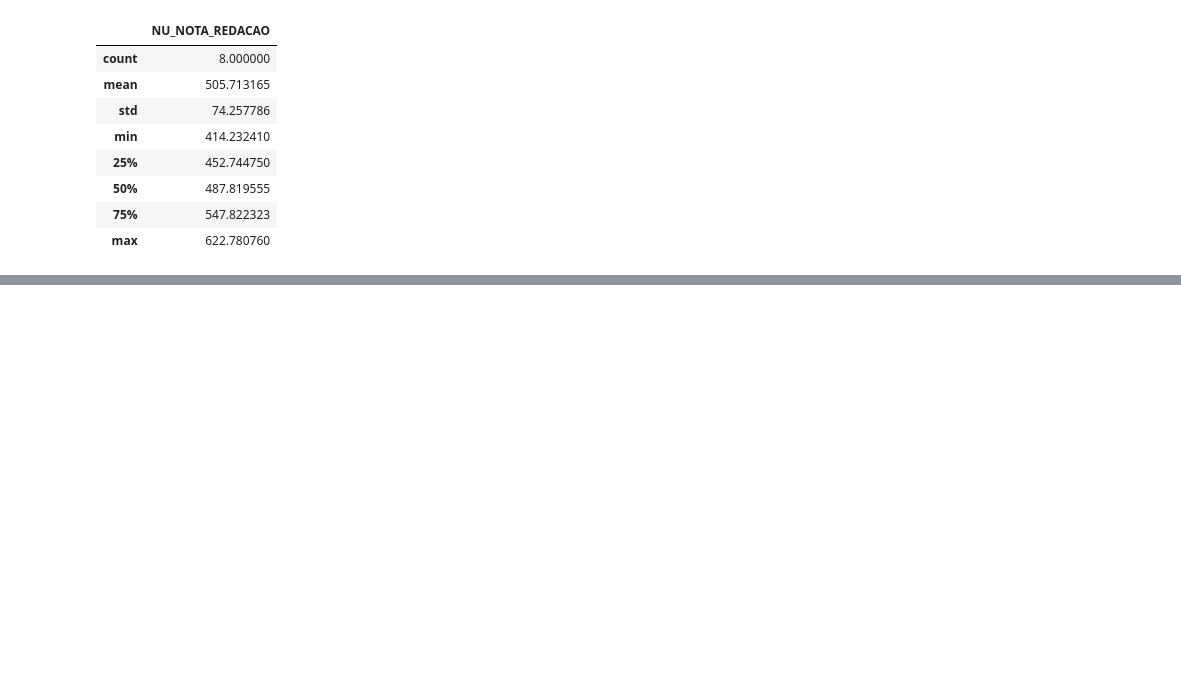
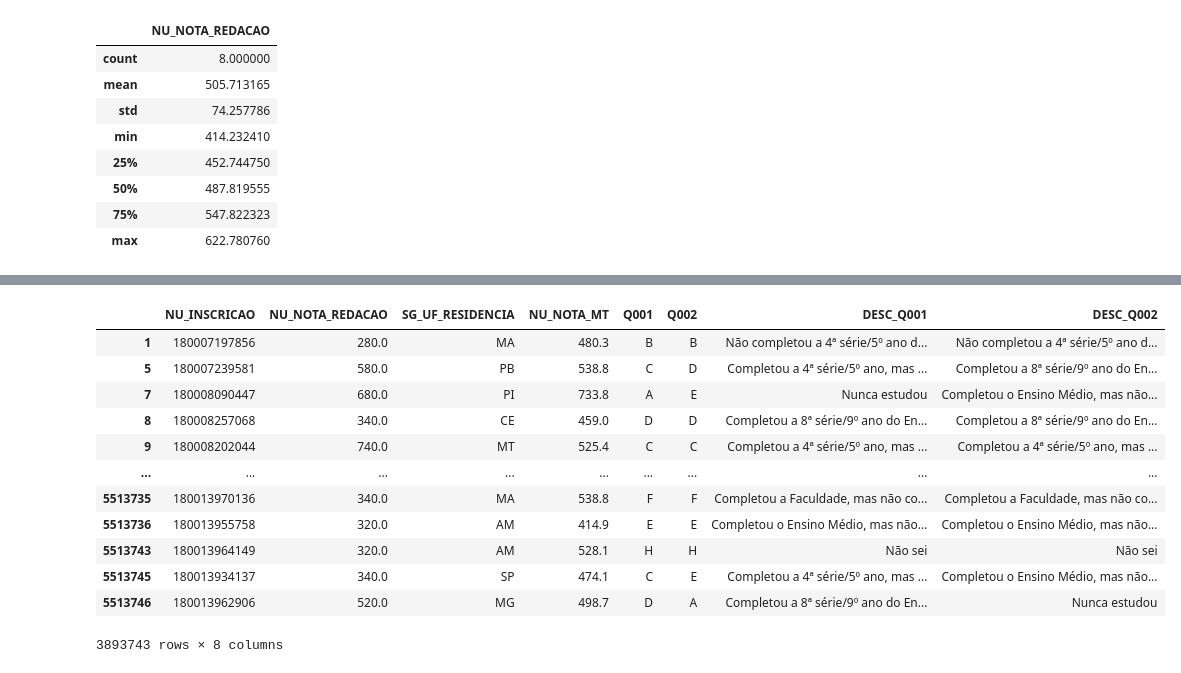
Before and after one commit to maitevitoria/analise-dadosenem, a Jupyter notebook: analise2018.ipynb, the cells around one changed output, grey strips where cells are left out. Cells and saved outputs as stored; diff of their text form; code cells hidden in the pictures; blank space fills up the shorter version.

```diff
--- a/analise2018.ipynb
+++ b/analise2018.ipynb
@@ -357,0 +375,18 @@ redacao_mae.describe()
+# %%
+enem_social['SG_UF_RESIDENCIA'] = dadoenem_df.SG_UF_RESIDENCIA
+# %%
+enem_social
+# %% [output]
+|  | NU_INSCRICAO | NU_NOTA_REDACAO | SG_UF_RESIDENCIA | NU_NOTA_MT | Q001 | Q002 | DESC_Q001 | DESC_Q002 |
+| 1 | 180007197856 | 280.0 | MA | 480.3 | B | B | Não completou a 4ª série/5º ano d... | Não completou a 4ª série/5º ano d... |
+| 5 | 180007239581 | 580.0 | PB | 538.8 | C | D | Completou a 4ª série/5º ano, mas ... | Completou a 8ª série/9º ano do En... |
+| 7 | 180008090447 | 680.0 | PI | 733.8 | A | E | Nunca estudou | Completou o Ensino Médio, mas não... |
+| 8 | 180008257068 | 340.0 | CE | 459.0 | D | D | Completou a 8ª série/9º ano do En... | Completou a 8ª série/9º ano do En... |
+| 9 | 180008202044 | 740.0 | MT | 525.4 | C | C | Completou a 4ª série/5º ano, mas ... | Completou a 4ª série/5º ano, mas ... |
+| ... | ... | ... | ... | ... | ... | ... | ... | ... |
+| 5513735 | 180013970136 | 340.0 | MA | 538.8 | F | F | Completou a Faculdade, mas não co... | Completou a Faculdade, mas não co... |
+| 5513736 | 180013955758 | 320.0 | AM | 414.9 | E | E | Completou o Ensino Médio, mas não... | Completou o Ensino Médio, mas não... |
+| 5513743 | 180013964149 | 320.0 | AM | 528.1 | H | H | Não sei | Não sei |
+| 5513745 | 180013934137 | 340.0 | SP | 474.1 | C | E | Completou a 4ª série/5º ano, mas ... | Completou o Ensino Médio, mas não... |
+| 5513746 | 180013962906 | 520.0 | MG | 498.7 | D | A | Completou a 8ª série/9º ano do En... | Nunca estudou |
+3893743 rows × 8 columns
```
Also changed, not shown: parts of 6 cells of this notebook, 1 other file.
